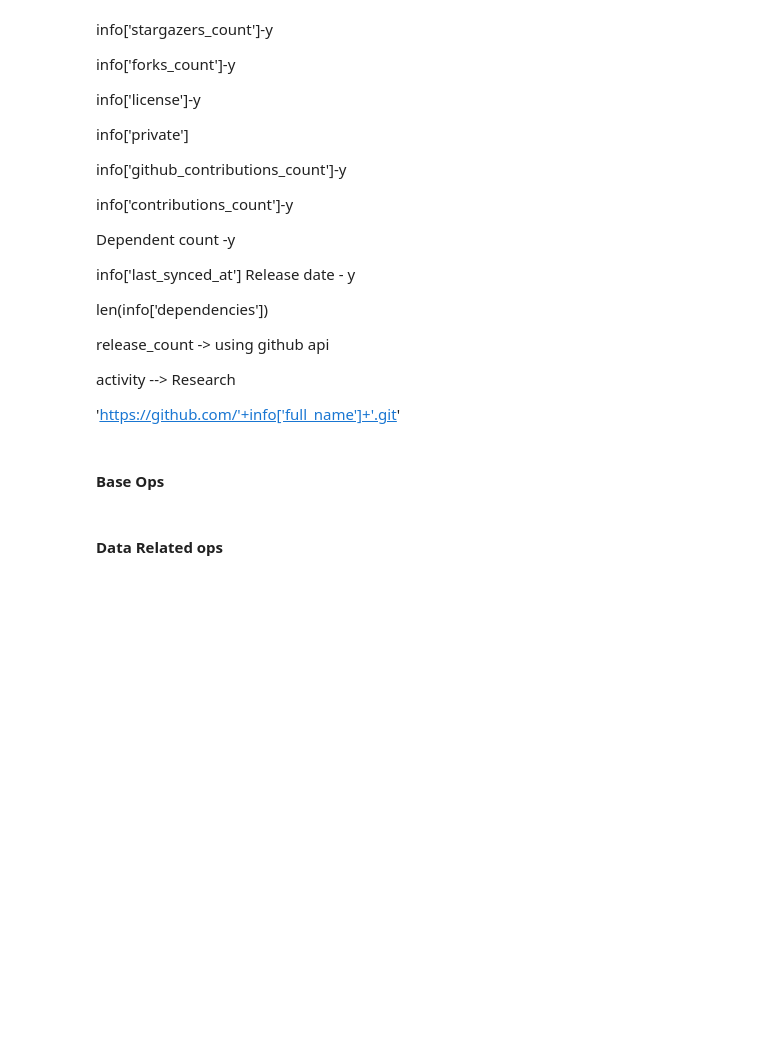
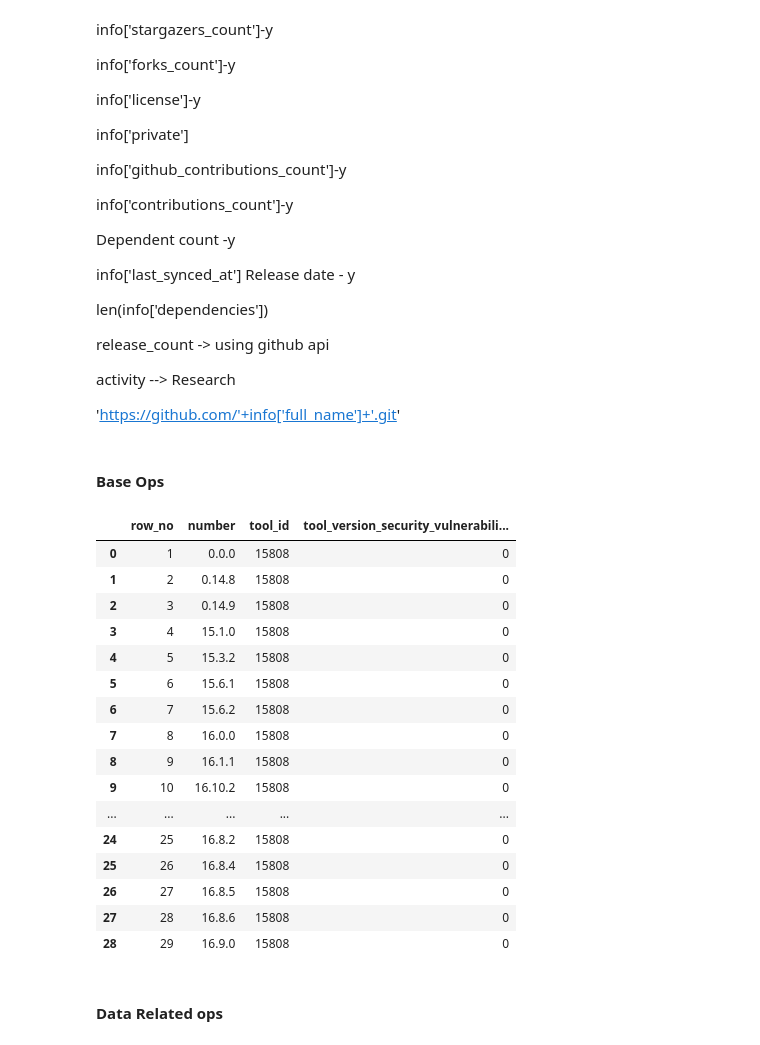
Before and after one commit to rajivmehtapy/code-space-blank-repo, a Jupyter notebook: Code_for_Embeddings/indexing_recommendations.ipynb, the cells around one changed output. Drawn from its saved outputs; the diff is of its cells as text; code cells hidden in the pictures; blank space fills up the shorter version.

Commit message:
start working on function for security_vulnerabilities rank.

```diff
--- a/Code_for_Embeddings/indexing_recommendations.ipynb
+++ b/Code_for_Embeddings/indexing_recommendations.ipynb
@@ -53,6 +53,50 @@ def sql_helper(sql):
 
 def sql_helper_one(sql):
     return duckdb.query(sql).fetchone()
+# %%
+# id, name, type, description, category, function, layer, latest_version_number,package_manager
+pd.set_option("display.max_colwidth", 500)
+sql=f"""
+select
+    vd.tool_id,vd.tool_name,vd.version_range,vd.severity,vd.first_patched_version
+from
+    vulnerabilities_df as vd
+inner join
+    public_tools_df as ptd
+on
+    vd.tool_id = ptd.id
+"""
+vulnerabilities_info_df = sql_helper(sql)
+# %%
+sql=f"""
+select
+    row_number() OVER (ORDER BY number) AS row_no,
+    number,
+    tool_id,
+    0 as tool_version_security_vulnerabilities
+from versions_data_df
+where tool_id = 15808
+order by number
+"""
+sql_helper(sql)
+# %% [output]
+|  | row_no | number | tool_id | tool_version_security_vulnerabili... |
+| 0 | 1 | 0.0.0 | 15808 | 0 |
+| 1 | 2 | 0.14.8 | 15808 | 0 |
+| 2 | 3 | 0.14.9 | 15808 | 0 |
+| 3 | 4 | 15.1.0 | 15808 | 0 |
+| 4 | 5 | 15.3.2 | 15808 | 0 |
+| 5 | 6 | 15.6.1 | 15808 | 0 |
+| 6 | 7 | 15.6.2 | 15808 | 0 |
+| 7 | 8 | 16.0.0 | 15808 | 0 |
+| 8 | 9 | 16.1.1 | 15808 | 0 |
+| 9 | 10 | 16.10.2 | 15808 | 0 |
+| ... | ... | ... | ... | ... |
+| 24 | 25 | 16.8.2 | 15808 | 0 |
+| 25 | 26 | 16.8.4 | 15808 | 0 |
+| 26 | 27 | 16.8.5 | 15808 | 0 |
+| 27 | 28 | 16.8.6 | 15808 | 0 |
+| 28 | 29 | 16.9.0 | 15808 | 0 |
 # %% [markdown]
 #### Data Related ops
 # %%
```
Also changed, not shown: parts of 2 cells of this notebook, 2 other files.
